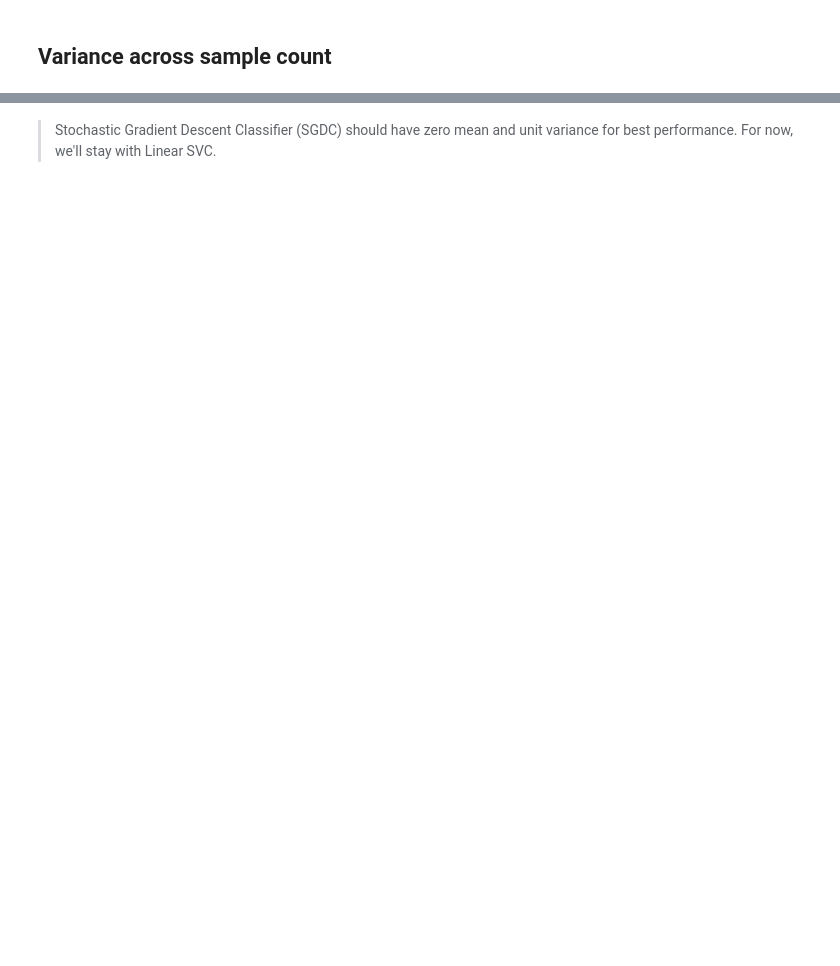
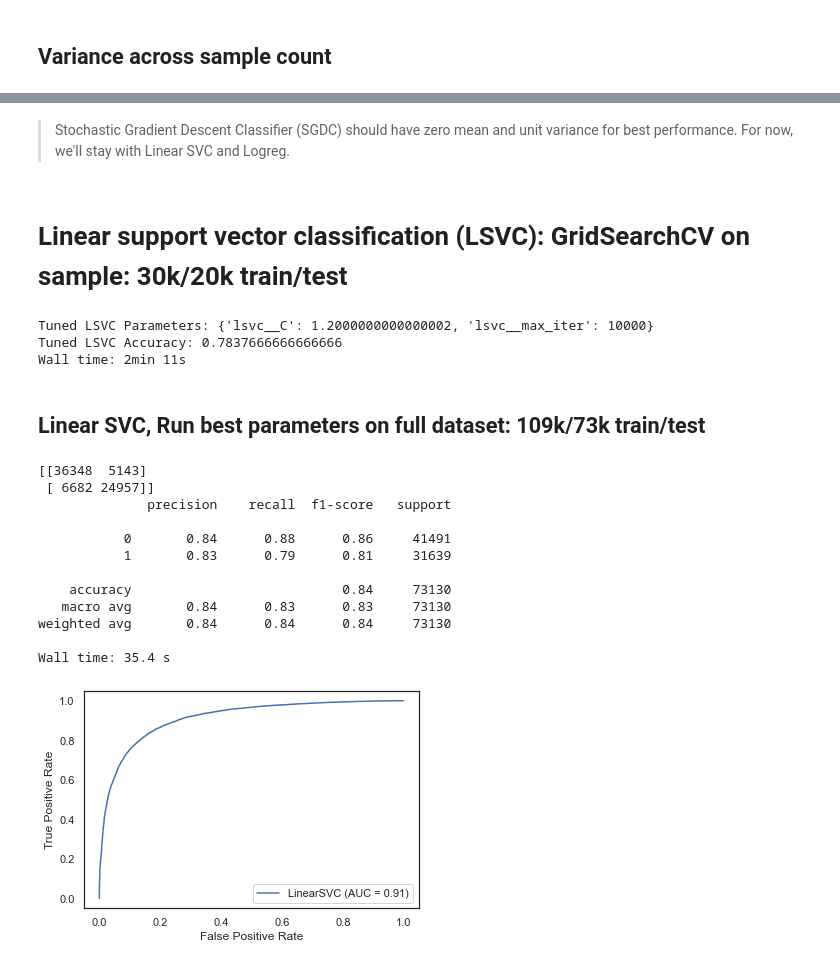
Before and after one commit to jameshollisandrew/springboard_capstone_00, a Jupyter notebook: capstone_01_overview.ipynb, the cells around one changed output, grey strips where cells are left out. Drawn from its saved outputs; the diff is of its cells as text; code cells hidden in the pictures; blank space fills up the shorter version.

Commit message:
added model results to overview notebook

```diff
--- a/capstone_01_overview.ipynb
+++ b/capstone_01_overview.ipynb
@@ -953,3 +947,17 @@ full_y = df.gender.values # targets (gender labels)
+# %%
+# get samples
+def get_sample(n=5000):
+    # import numpy
+    import numpy as np
+
+    # random choice collect index
+    sample_idx = np.random.choice(np.arange(len(full_X)), size=n, replace=True)
+
+    # create sample subsets
+    Xs = full_X[sample_idx]
+    ys = full_y[sample_idx]
+
+    return Xs, ys
 # %%
 def plot_multi(X, y, n_samples=1000, CV=5):
 
@@ -1159,2 +1174,4 @@ Wall time: 2min 56s
 # %% [markdown]
-> Stochastic Gradient Descent Classifier (SGDC) should have zero mean and unit variance for best performance. For now, we'll stay with Linear SVC.
+> Stochastic Gradient Descent Classifier (SGDC) should have zero mean and unit variance for best performance. For now, we'll stay with Linear SVC and Logreg.
+# %% [markdown]
+# Linear support vector classification (LSVC): GridSearchCV on sample: 30k/20k train/test
@@ -1160,0 +1205,58 @@ Wall time: 2min 56s
+# %%
+%%time
+# get smaller sample
+Xg, yg = get_sample(50000)
+lsvc_best = lsvc_gridsearchcv(Xg, yg)
+# %% [output]
+Tuned LSVC Parameters: {'lsvc__C': 1.2000000000000002, 'lsvc__max_iter': 10000}
+Tuned LSVC Accuracy: 0.7837666666666666
+Wall time: 2min 11s
+# %% [markdown]
+## Linear SVC, Run best parameters on full dataset: 109k/73k train/test
+# %%
+%%time
+
+# get smaller sample
+Xf, yf = get_sample(len(df))
+
+# import feature extraction
+from sklearn.feature_extraction.text import TfidfVectorizer
+lsvc_vect = TfidfVectorizer()
+X_t = lsvc_vect.fit_transform(Xf)
+
+# instantiate model
+from sklearn.svm import LinearSVC
+lsvc = LinearSVC(
+    C=lsvc_best['lsvc__C'],
+    max_iter=lsvc_best['lsvc__max_iter'],
+)
+
+# train, fit, predict
+from sklearn.model_selection import train_test_split
+X_train, X_test, y_train, y_test = train_test_split(X_t, yf, test_size=0.4, random_state=42)
+lsvc.fit(X_train, y_train)
+y_pred = lsvc.predict(X_test)
+
+# plot ROC curve
+from sklearn.metrics import plot_roc_curve
+plot_roc_curve(lsvc, X_test, y_test)
+
+# generate confusion matrix, classification report
+from sklearn.metrics import confusion_matrix
+from sklearn.metrics import classification_report
+print(confusion_matrix(y_test, y_pred))
+print(classification_report(y_test, y_pred))
+# %% [output]
+[[36348  5143]
+ [ 6682 24957]]
+              precision    recall  f1-score   support
+
+           0       0.84      0.88      0.86     41491
+           1       0.83      0.79      0.81     31639
+
+    accuracy                           0.84     73130
+   macro avg       0.84      0.83      0.83     73130
+weighted avg       0.84      0.84      0.84     73130
+
+Wall time: 35.4 s
+[figure, added]
```
Also changed, not shown: parts of 20 cells of this notebook.
